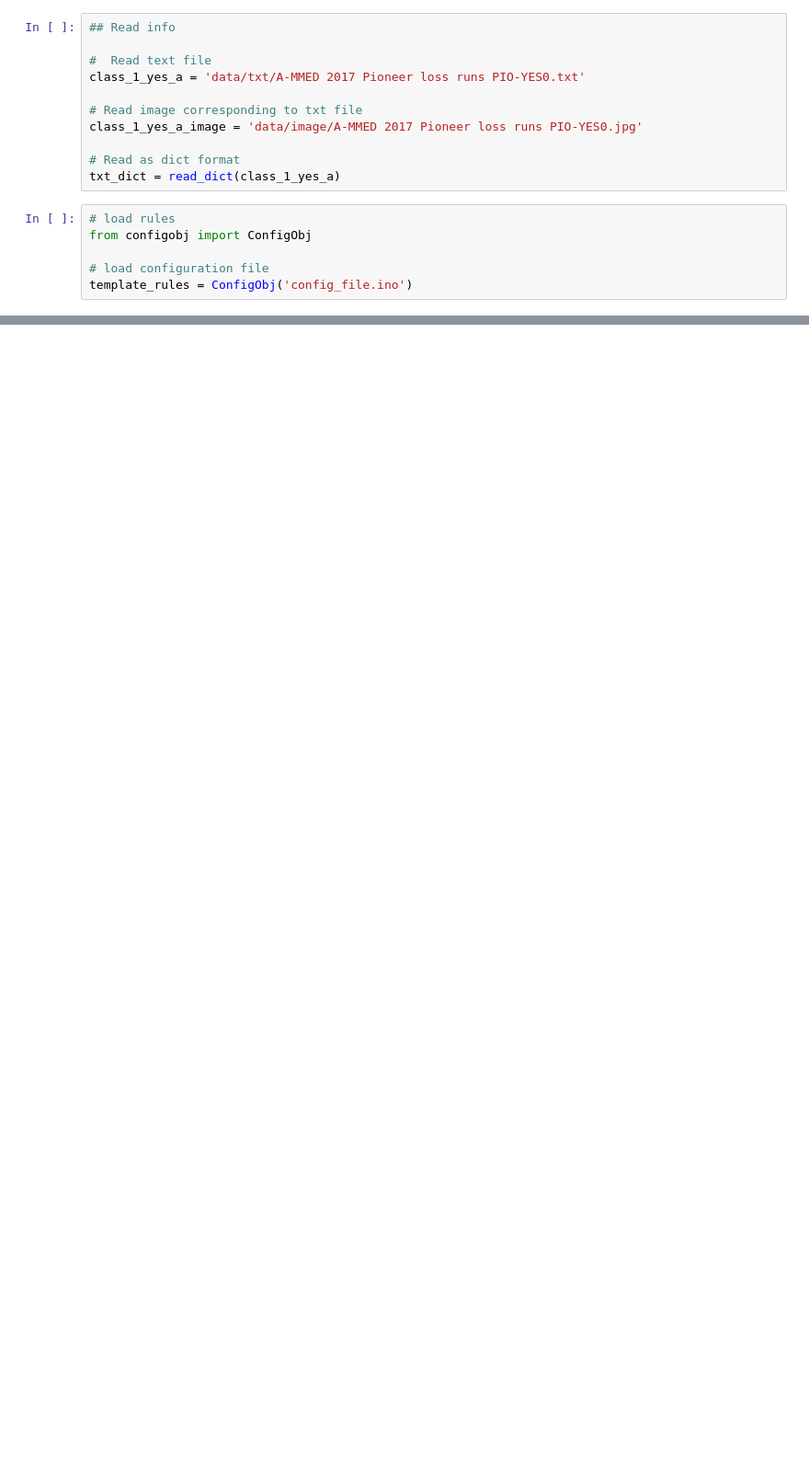
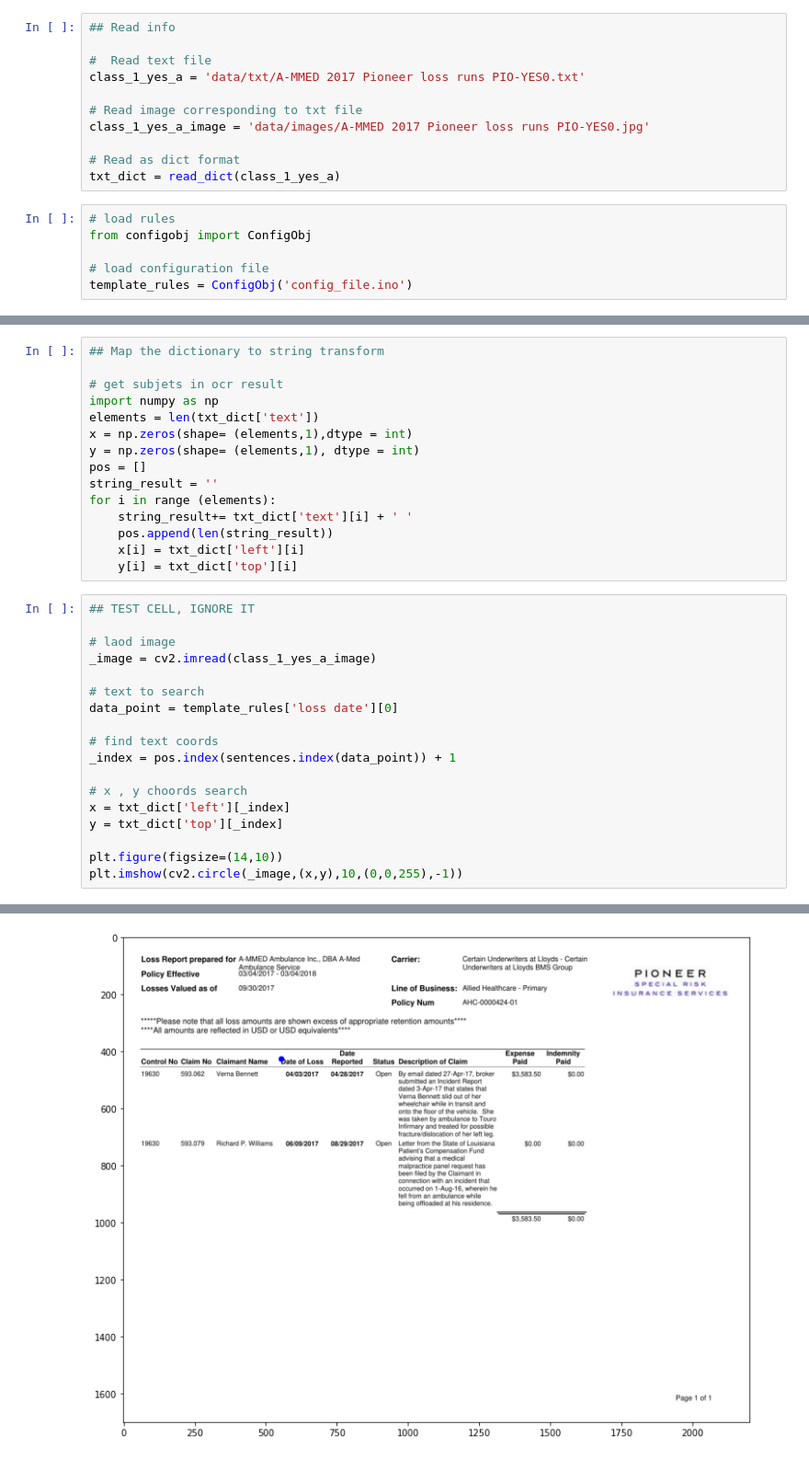
Before and after one commit to zaned897/pdfTextanalyzer, a Jupyter notebook: txt_analyzer_no_java.ipynb, the cells around one changed output, grey strips where cells are left out. Shown at 92% size. Cells and saved outputs as stored; diff of their text form; blank space fills up the shorter version.

Commit message:
gramar/contextual rules added

```diff
--- a/txt_analyzer_no_java.ipynb
+++ b/txt_analyzer_no_java.ipynb
@@ -36,7 +36,7 @@ def read_dict(txt_file_path):
 class_1_yes_a = 'data/txt/A-MMED 2017 Pioneer loss runs PIO-YES0.txt'
 
 # Read image corresponding to txt file
-class_1_yes_a_image = 'data/image/A-MMED 2017 Pioneer loss runs PIO-YES0.jpg'
+class_1_yes_a_image = 'data/images/A-MMED 2017 Pioneer loss runs PIO-YES0.jpg'
 
 # Read as dict format
 txt_dict = read_dict(class_1_yes_a)
@@ -91,0 +75,34 @@ PIONEER ORG
+# %%
+## Map the dictionary to string transform
+
+# get subjets in ocr result
+import numpy as np
+elements = len(txt_dict['text'])
+x = np.zeros(shape= (elements,1),dtype = int)
+y = np.zeros(shape= (elements,1), dtype = int)
+pos = []
+string_result = ''
+for i in range (elements):
+    string_result+= txt_dict['text'][i] + ' '
+    pos.append(len(string_result))
+    x[i] = txt_dict['left'][i]
+    y[i] = txt_dict['top'][i]
+# %%
+## TEST CELL, IGNORE IT
+
+# laod image
+_image = cv2.imread(class_1_yes_a_image)
+
+# text to search
+data_point = template_rules['loss date'][0]
+
+# find text coords
+_index = pos.index(sentences.index(data_point)) + 1
+
+# x , y choords search
+x = txt_dict['left'][_index]
+y = txt_dict['top'][_index]
+
+plt.figure(figsize=(14,10))
+plt.imshow(cv2.circle(_image,(x,y),10,(0,0,255),-1))
+# %% [output]
@@ -91,0 +110 @@ PIONEER ORG
+[figure, added]
```
Also changed, not shown: parts of 8 cells of this notebook.
